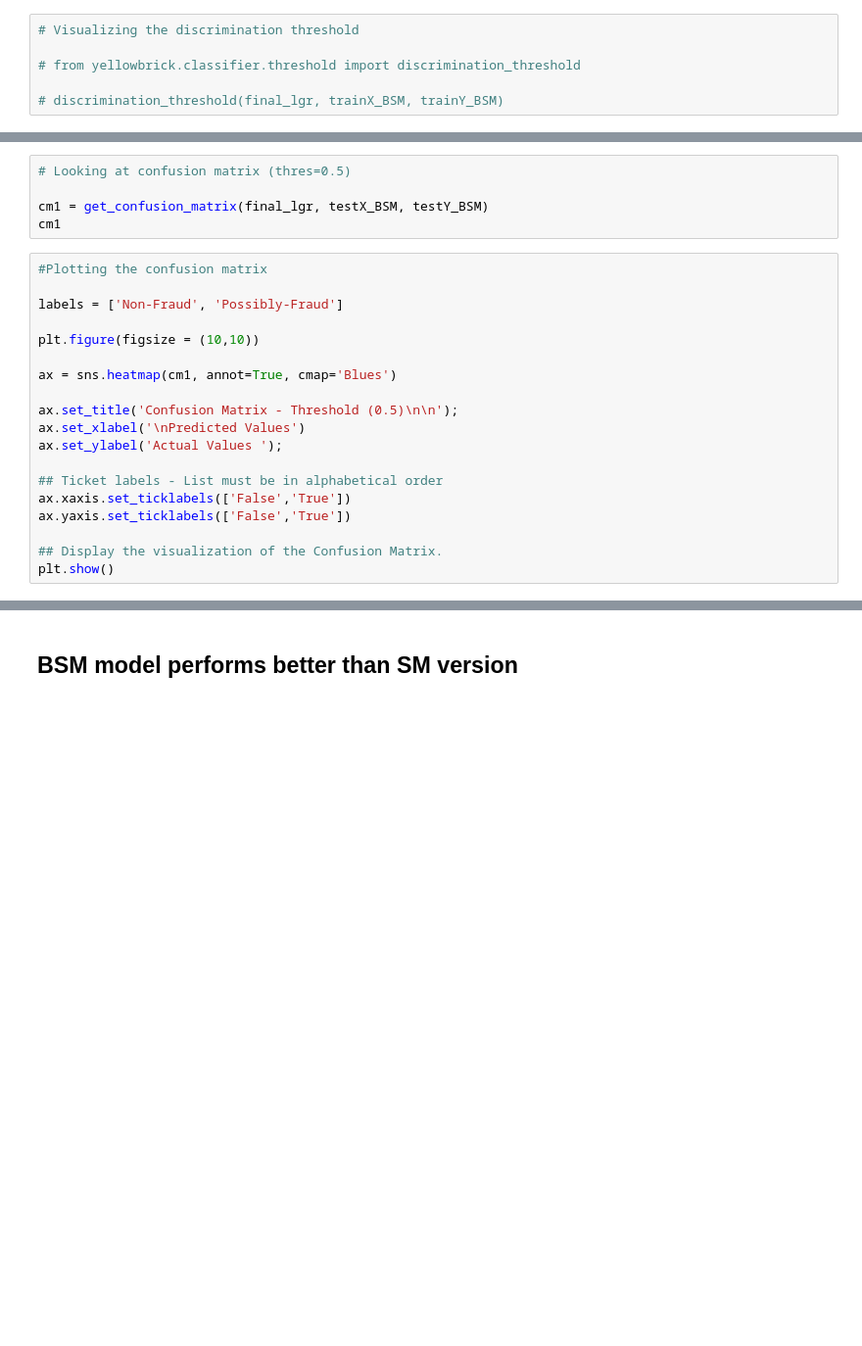
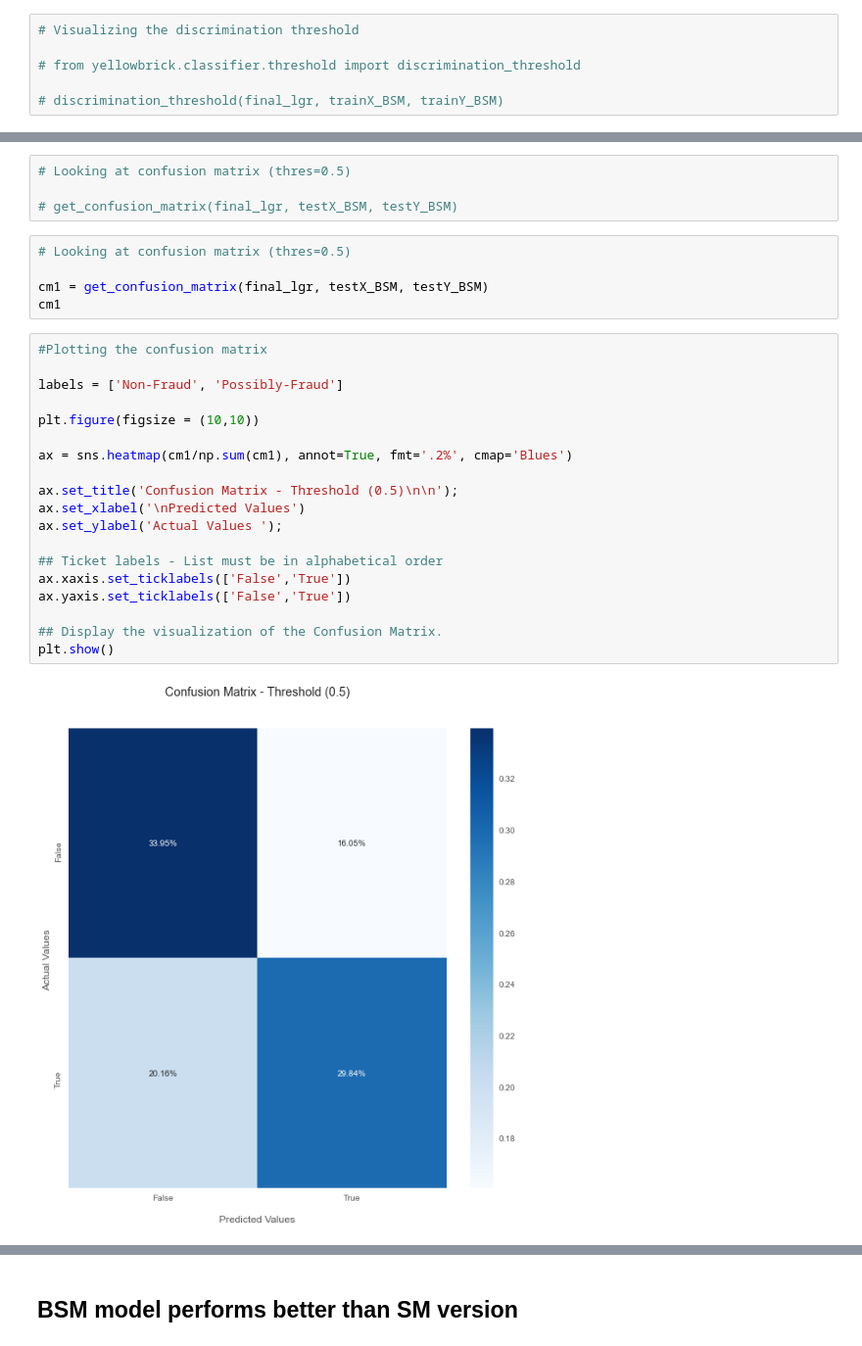
Before and after one commit to suhitasva/Capstone_Project, a Jupyter notebook: LGR_models.ipynb, the cells around one changed output, grey strips where cells are left out. Shown: that part at 98% size. Saved outputs shown, nothing was run; the diff lists cells and outputs as text; blank space fills up the shorter version.

```diff
--- a/LGR_models.ipynb
+++ b/LGR_models.ipynb
@@ -444,27 +504,33 @@ confusion_matrix(
+# %%
+# Looking at confusion matrix (thres=0.5)
+
+# get_confusion_matrix(final_lgr, testX_BSM, testY_BSM)
 # %%
 # Looking at confusion matrix (thres=0.5)
 
 cm1 = get_confusion_matrix(final_lgr, testX_BSM, testY_BSM)
 cm1
-# %%
-#Plotting the confusion matrix
-
-labels = ['Non-Fraud', 'Possibly-Fraud']
-
-plt.figure(figsize = (10,10))
-
-ax = sns.heatmap(cm1, annot=True, cmap='Blues')
-
-ax.set_title('Confusion Matrix - Threshold (0.5)\n\n');
-ax.set_xlabel('\nPredicted Values')
-ax.set_ylabel('Actual Values ');
-
-## Ticket labels - List must be in alphabetical order
-ax.xaxis.set_ticklabels(['False','True'])
-ax.yaxis.set_ticklabels(['False','True'])
-
-## Display the visualization of the Confusion Matrix.
-plt.show()
+# %%
+#Plotting the confusion matrix
+
+labels = ['Non-Fraud', 'Possibly-Fraud']
+
+plt.figure(figsize = (10,10))
+
+ax = sns.heatmap(cm1/np.sum(cm1), annot=True, fmt='.2%', cmap='Blues')
+
+ax.set_title('Confusion Matrix - Threshold (0.5)\n\n');
+ax.set_xlabel('\nPredicted Values')
+ax.set_ylabel('Actual Values ');
+
+## Ticket labels - List must be in alphabetical order
+ax.xaxis.set_ticklabels(['False','True'])
+ax.yaxis.set_ticklabels(['False','True'])
+
+## Display the visualization of the Confusion Matrix.
+plt.show()
+# %% [output]
+[figure, added]
 # %%
 # Looking at confusion matrix (thres=0.48)
 
```
Also changed, not shown: parts of 31 cells of this notebook.
